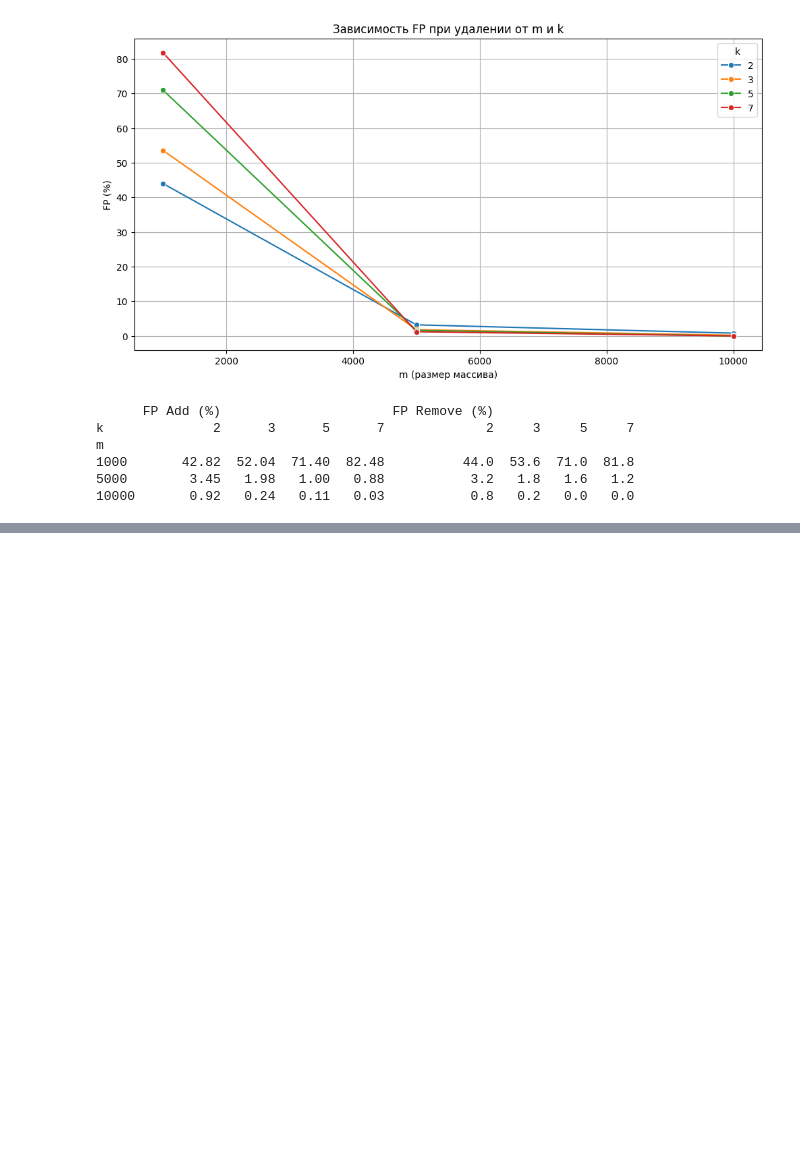
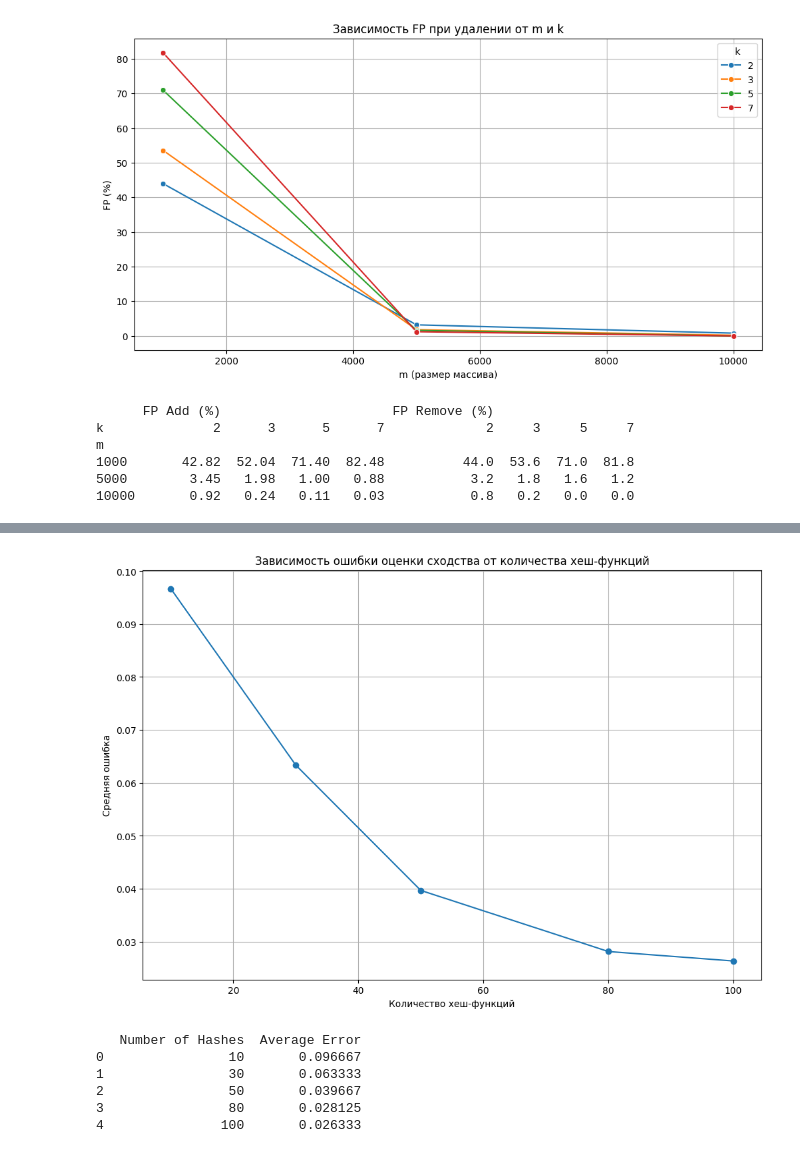
Before and after one commit to AlexeyRau/OMGTU, a Jupyter notebook: 2 курс/4 семестр/Практикум по программированию/lab1.ipynb, the cells around one changed output, grey strips where cells are left out. Saved outputs shown, nothing was run; the diff lists cells and outputs as text; code cells hidden in the pictures; blank space fills up the shorter version.

```diff
--- a/2 курс/4 семестр/Практикум по программированию/lab1.ipynb
+++ b/2 курс/4 семестр/Практикум по программированию/lab1.ipynb
@@ -237,0 +567,51 @@ m
+# %%
+def jaccard_similarity(set1, set2):
+    intersection = len(set1.intersection(set2))
+    union = len(set1.union(set2))
+    return intersection / union if union != 0 else 0
+# %%
+# Параметры для тестирования
+num_hashes_values = [10, 30, 50, 80, 100]
+num_elements = 100
+num_trials = 20
+
+# Создание двух множеств
+set1 = set(range(num_elements))
+set2 = set(range(num_elements // 2, num_elements + num_elements // 2))  # Перекрытие 50%
+
+# Истинная Jaccard схожесть
+true_jaccard = jaccard_similarity(set1, set2)
+
+results = []
+
+for num_hashes in num_hashes_values:
+    errors = []
+    for _ in range(num_trials):
+        minhash = MinHash(num_hashes)
+        estimated_jaccard = minhash.similarity(set1, set2)
+        error = abs(estimated_jaccard - true_jaccard)
+        errors.append(error)
+    avg_error = np.mean(errors)
+    results.append((num_hashes, avg_error))
+
+# Создание DataFrame для результатов
+df = pd.DataFrame(results, columns=['Number of Hashes', 'Average Error'])
+
+# Визуализация
+plt.figure(figsize=(12, 8))
+plt.plot(df['Number of Hashes'], df['Average Error'], marker='o')
+plt.title('Зависимость ошибки оценки сходства от количества хеш-функций')
+plt.xlabel('Количество хеш-функций')
+plt.ylabel('Средняя ошибка')
+plt.grid(True)
+plt.show()
+
+print(df)
+# %% [output]
+[figure, added]
+   Number of Hashes  Average Error
+0                10       0.096667
+1                30       0.063333
+2                50       0.039667
+3                80       0.028125
+4               100       0.026333
```
Also changed, not shown: parts of 16 cells of this notebook.
